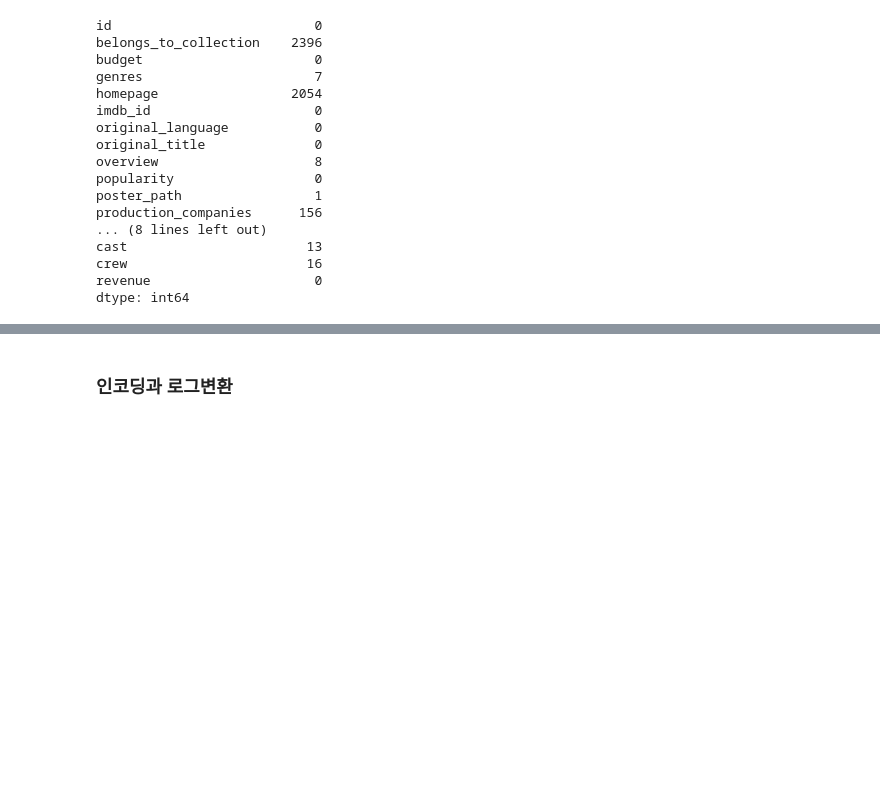
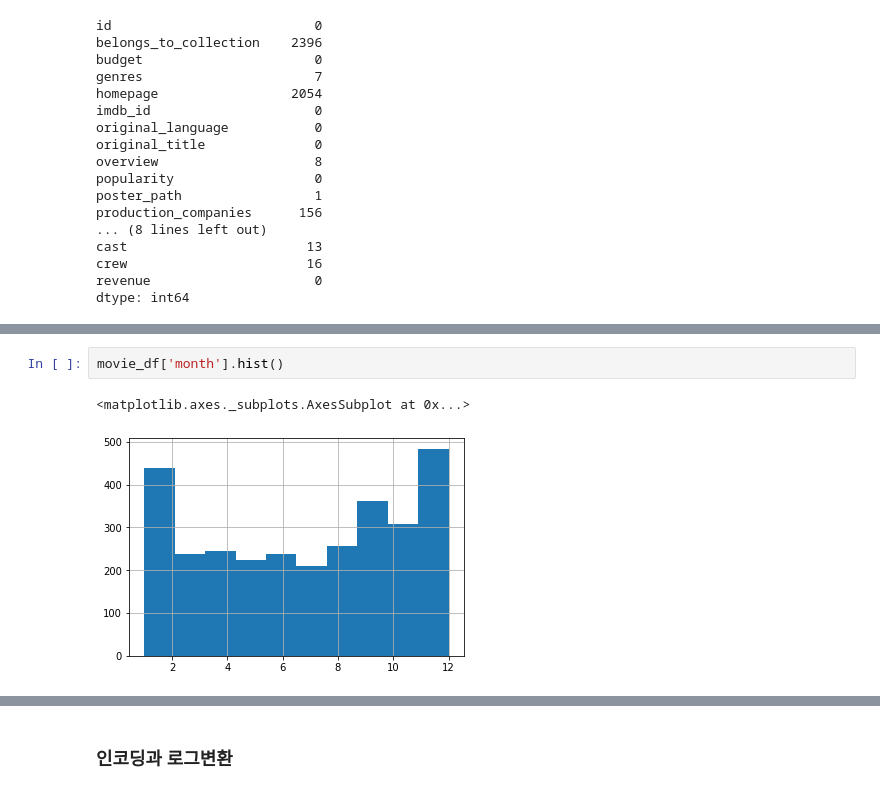
Before and after one commit to givemetarte/superhotpot, a Jupyter notebook: CUAI/2020_1학기_머신러닝완벽가이드/머신러닝_팀플_Box_office_revenue_prediction.ipynb, the cells around one changed output, grey strips where cells are left out. Saved outputs shown, nothing was run; the diff lists cells and outputs as text; blank space fills up the shorter version.

```diff
--- a/CUAI/2020_1학기_머신러닝완벽가이드/머신러닝_팀플_Box_office_revenue_prediction.ipynb
+++ b/CUAI/2020_1학기_머신러닝완벽가이드/머신러닝_팀플_Box_office_revenue_prediction.ipynb
@@ -94,0 +174,5 @@ movie_df.head()
+# %%
+movie_df['month'].hist()
+# %% [output]
+<matplotlib.axes._subplots.AxesSubplot at 0x...>
+[figure, added]
```
Also changed, not shown: parts of 23 cells of this notebook.
